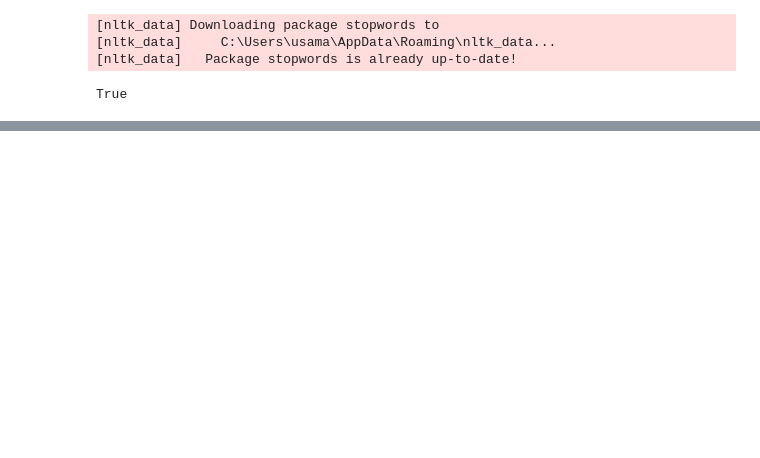
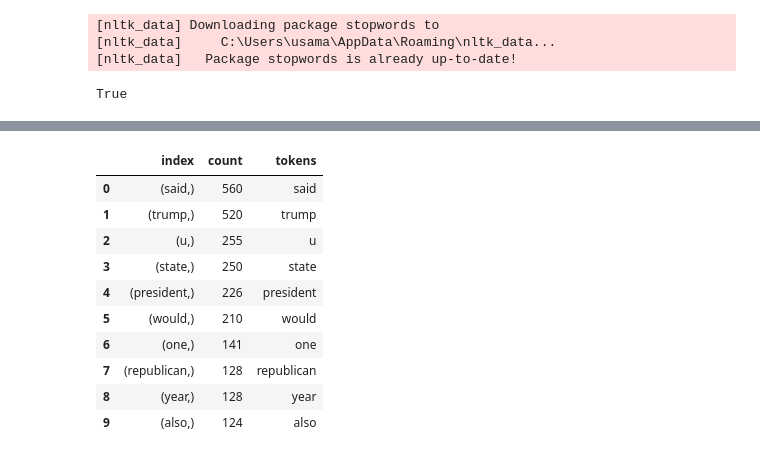
Before and after one commit to wanderer878/jupyter, a Jupyter notebook: nlp_real_life_practice.ipynb, the cells around one changed output, grey strips where cells are left out. Saved outputs shown, nothing was run; the diff lists cells and outputs as text; code cells hidden in the pictures; blank space fills up the shorter version.

```diff
--- a/nlp_real_life_practice.ipynb
+++ b/nlp_real_life_practice.ipynb
@@ -548,0 +592,15 @@ print(tokens_clean)
+# %%
+unigrams['tokens'] = unigrams['index'].apply(lambda x: x[0])
+unigrams.head(10)
+# %% [output]
+|  | index | count | tokens |
+| 0 | (said,) | 560 | said |
+| 1 | (trump,) | 520 | trump |
+| 2 | (u,) | 255 | u |
+| 3 | (state,) | 250 | state |
+| 4 | (president,) | 226 | president |
+| 5 | (would,) | 210 | would |
+| 6 | (one,) | 141 | one |
+| 7 | (republican,) | 128 | republican |
+| 8 | (year,) | 128 | year |
+| 9 | (also,) | 124 | also |
```
Also changed, not shown: parts of 14 cells of this notebook.
